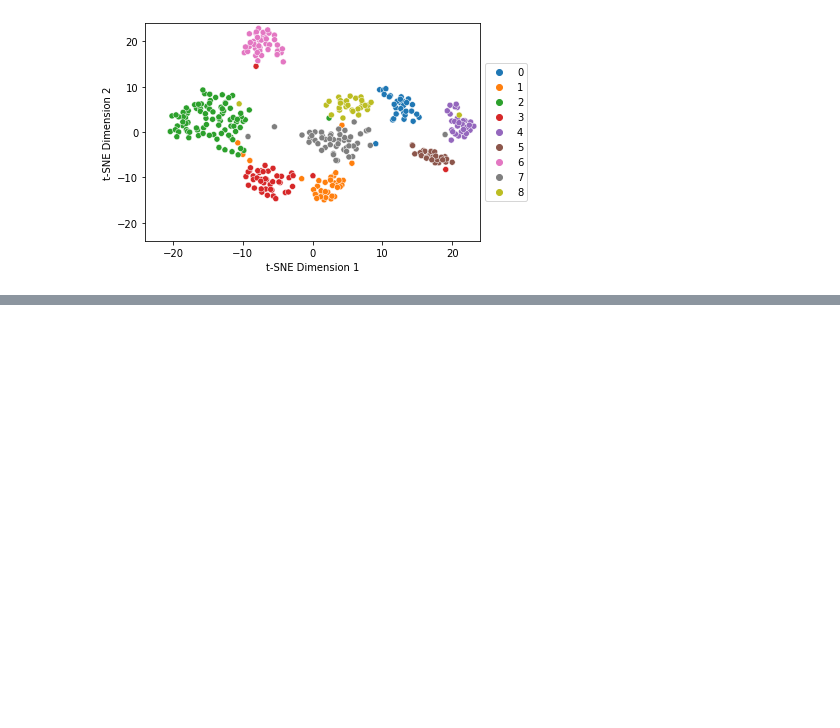
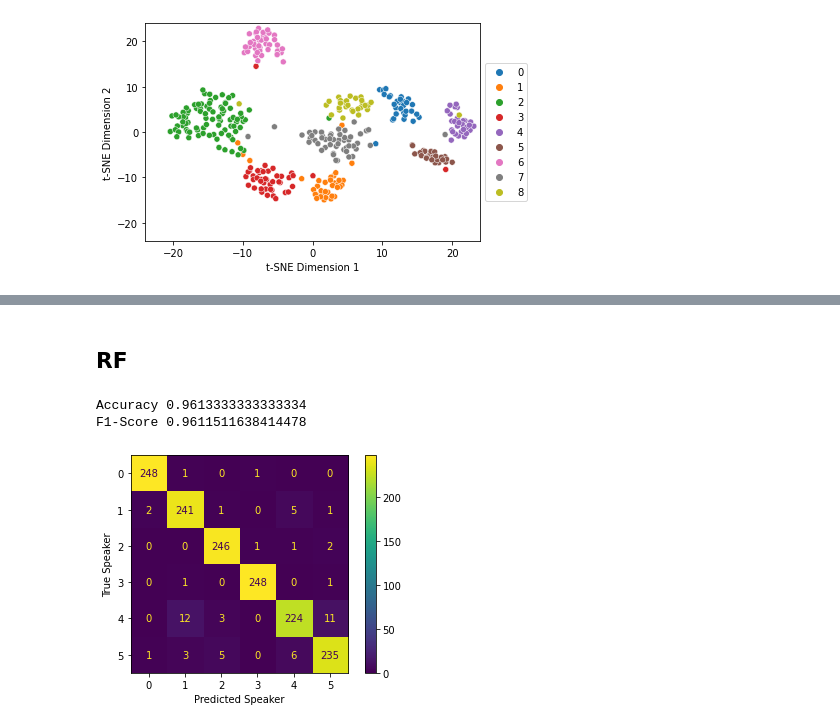
Before and after one commit to NikolaiHerrmann/audio-classifier, a Jupyter notebook: classifier.ipynb, the cells around one changed output, grey strips where cells are left out. Cells and saved outputs as stored; diff of their text form; code cells hidden in the pictures; blank space fills up the shorter version.

```diff
--- a/classifier.ipynb
+++ b/classifier.ipynb
@@ -348,0 +420,11 @@ F1-Score 0.9756840978901437
+# %% [markdown]
+## RF
+# %%
+X_feat_train_digits = extract_features(X_train_digits_uni, n_windows=5)
+X_feat_test_digits = extract_features(X_test_digits_uni, n_windows=5)
+
+std_classifier(X_feat_train_digits, y_train_digits, X_feat_test_digits, y_test_digits)
+# %% [output]
+Accuracy 0.9613333333333334
+F1-Score 0.9611511638414478
+[figure, added]
```
Also changed, not shown: parts of 20 cells of this notebook.
